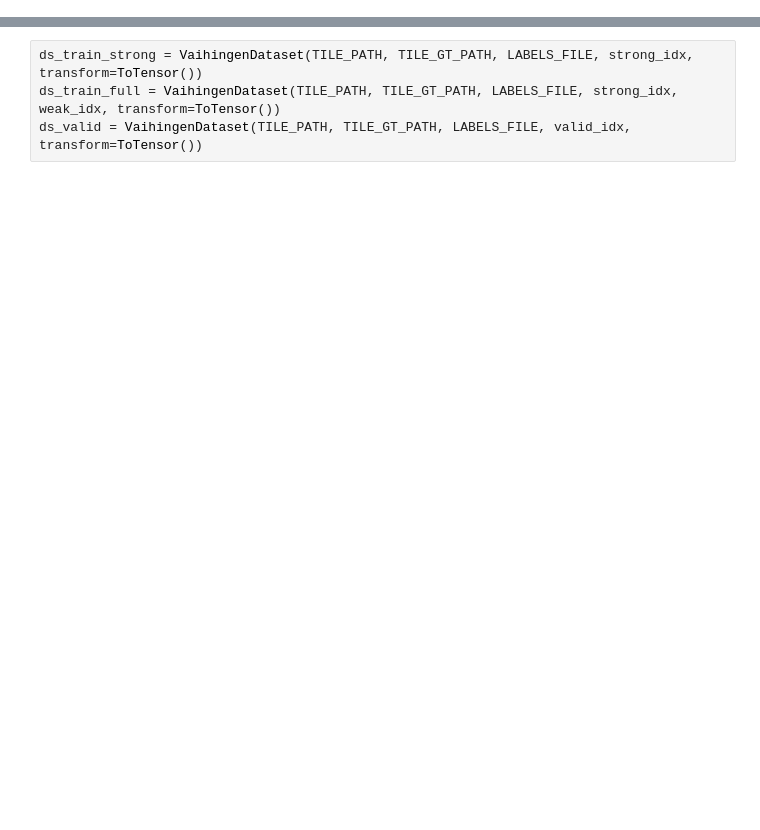
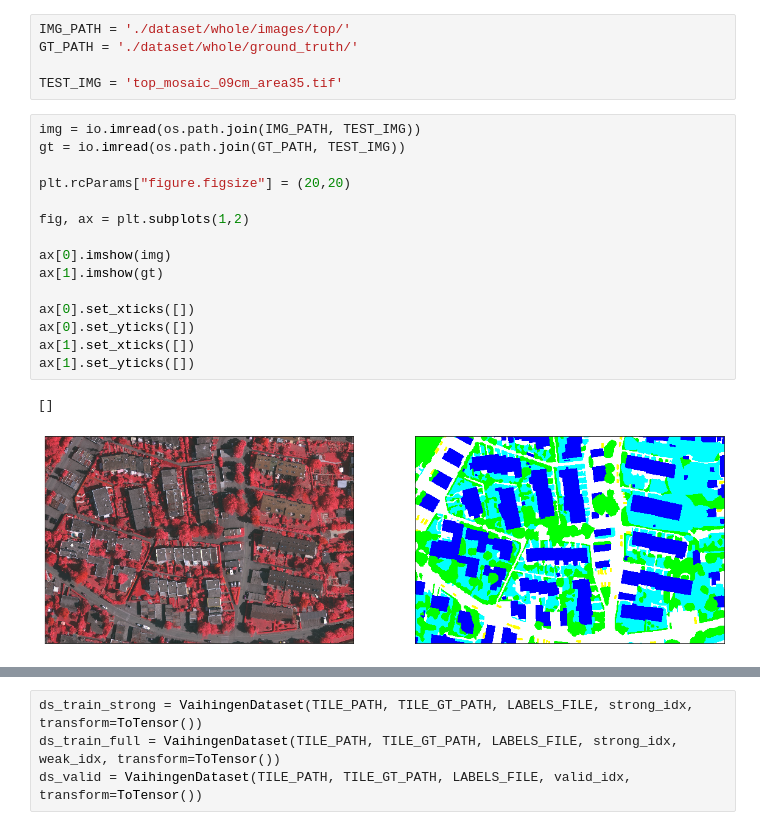
Before and after one commit to deliaedumitru/weakly-supervised-segmentation, a Jupyter notebook: training.ipynb, the cells around one changed output, grey strips where cells are left out. Cells and saved outputs as stored; diff of their text form; blank space fills up the shorter version.

```diff
--- a/training.ipynb
+++ b/training.ipynb
@@ -19,0 +27,23 @@ Useful paths
+# %%
+IMG_PATH = './dataset/whole/images/top/'
+GT_PATH = './dataset/whole/ground_truth/'
+
+TEST_IMG = 'top_mosaic_09cm_area35.tif'
+# %%
+img = io.imread(os.path.join(IMG_PATH, TEST_IMG))
+gt = io.imread(os.path.join(GT_PATH, TEST_IMG))
+
+plt.rcParams["figure.figsize"] = (20,20)
+
+fig, ax = plt.subplots(1,2)
+
+ax[0].imshow(img)
+ax[1].imshow(gt)
+
+ax[0].set_xticks([])
+ax[0].set_yticks([])
+ax[1].set_xticks([])
+ax[1].set_yticks([])
+# %% [output]
+[]
+[figure, added]
```
Also changed, not shown: parts of 48 cells of this notebook.
